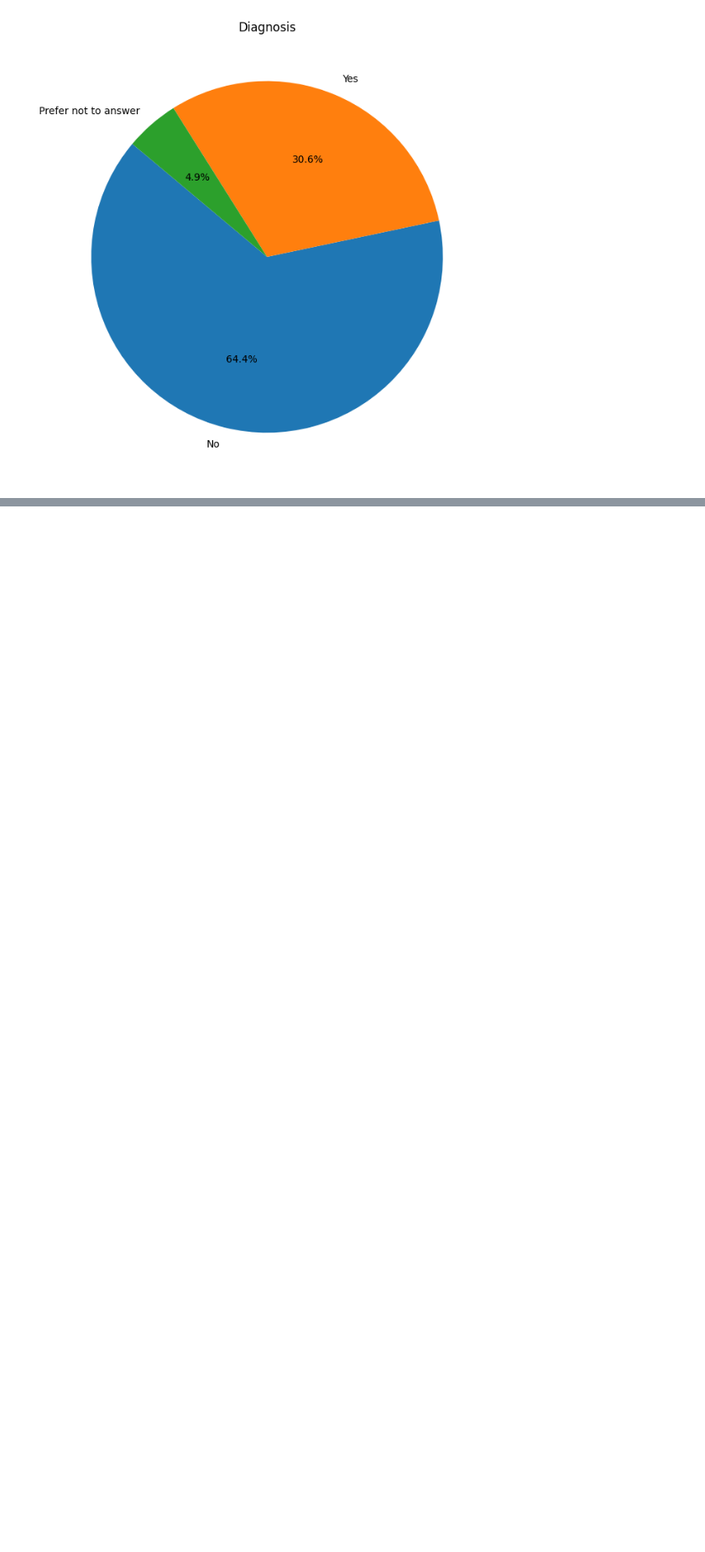
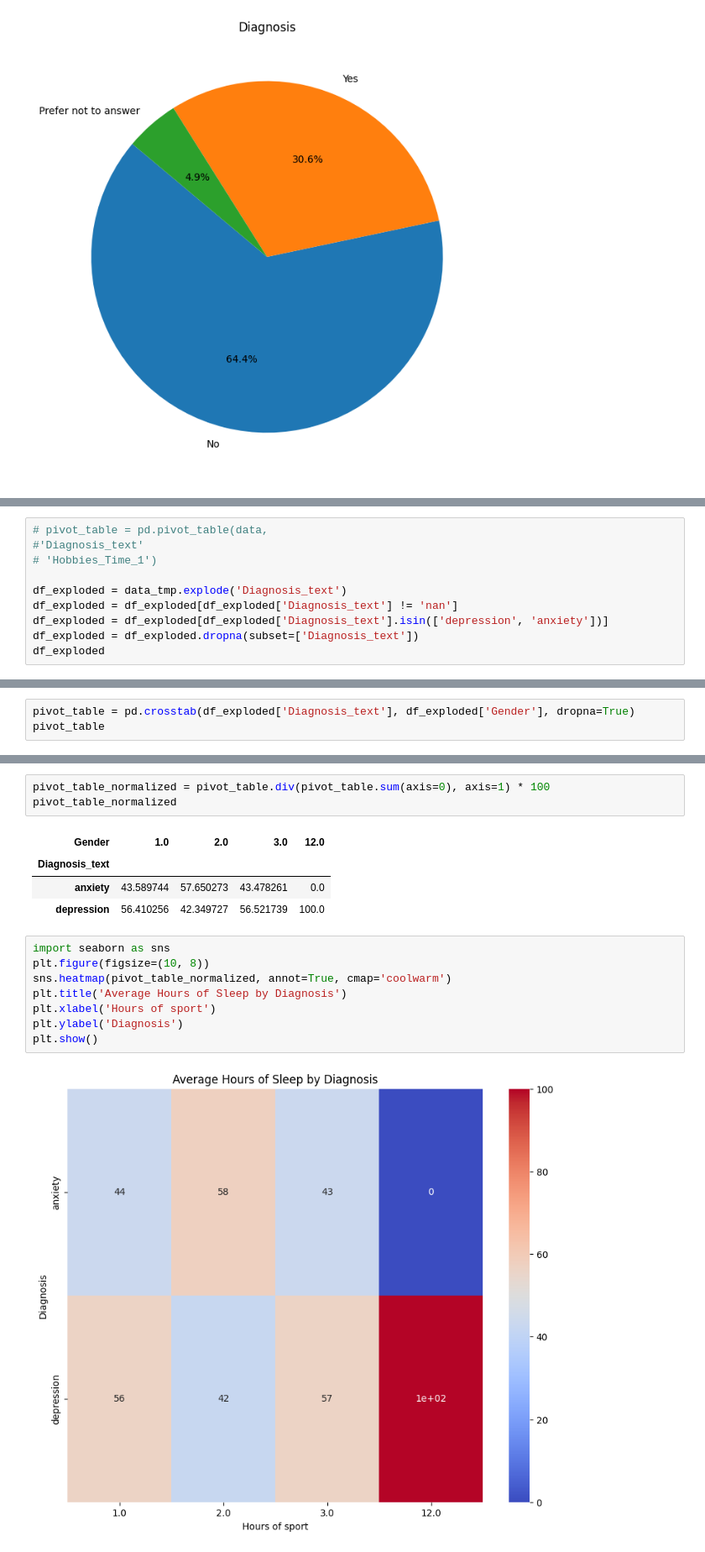
Before and after one commit to Arys02/ExploreStudentMentalWellness_ESGI4, a Jupyter notebook: notebook/student_mental_health.ipynb, the cells around one changed output, grey strips where cells are left out. Shown at 84% size. Cells and saved outputs as stored; diff of their text form; blank space fills up the shorter version.

```diff
--- a/notebook/student_mental_health.ipynb
+++ b/notebook/student_mental_health.ipynb
@@ -409,0 +413,10 @@ plot_numerical_pie(data, 'Diagnosis', diagnosis_dict)
+# %%
+# pivot_table = pd.pivot_table(data,
+#'Diagnosis_text'
+# 'Hobbies_Time_1')
+
+df_exploded = data_tmp.explode('Diagnosis_text')
+df_exploded = df_exploded[df_exploded['Diagnosis_text'] != 'nan']
+df_exploded = df_exploded[df_exploded['Diagnosis_text'].isin(['depression', 'anxiety'])]
+df_exploded = df_exploded.dropna(subset=['Diagnosis_text'])
+df_exploded
@@ -409,0 +437,3 @@ plot_numerical_pie(data, 'Diagnosis', diagnosis_dict)
+# %%
+pivot_table = pd.crosstab(df_exploded['Diagnosis_text'], df_exploded['Gender'], dropna=True)
+pivot_table
@@ -409,0 +445,18 @@ plot_numerical_pie(data, 'Diagnosis', diagnosis_dict)
+# %%
+pivot_table_normalized = pivot_table.div(pivot_table.sum(axis=0), axis=1) * 100
+pivot_table_normalized
+# %% [output]
+| Gender | 1.0 | 2.0 | 3.0 | 12.0 |
+| Diagnosis_text |  |  |  |  |
+| anxiety | 43.589744 | 57.650273 | 43.478261 | 0.0 |
+| depression | 56.410256 | 42.349727 | 56.521739 | 100.0 |
+# %%
+import seaborn as sns
+plt.figure(figsize=(10, 8))
+sns.heatmap(pivot_table_normalized, annot=True, cmap='coolwarm')
+plt.title('Average Hours of Sleep by Diagnosis')
+plt.xlabel('Hours of sport')
+plt.ylabel('Diagnosis')
+plt.show()
+# %% [output]
+[figure, added]
```
Also changed, not shown: parts of 9 cells of this notebook.
